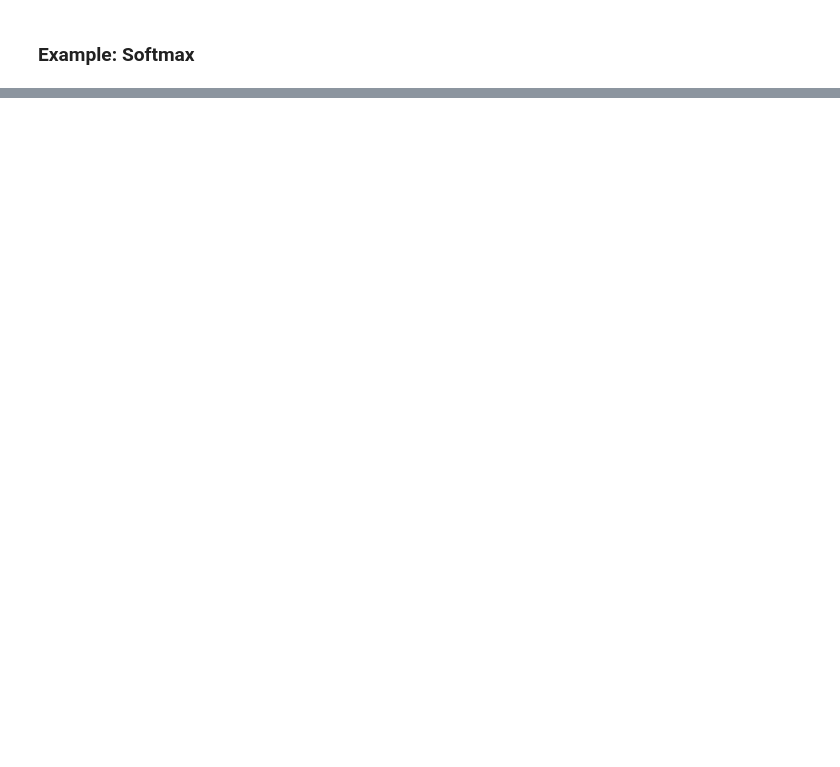
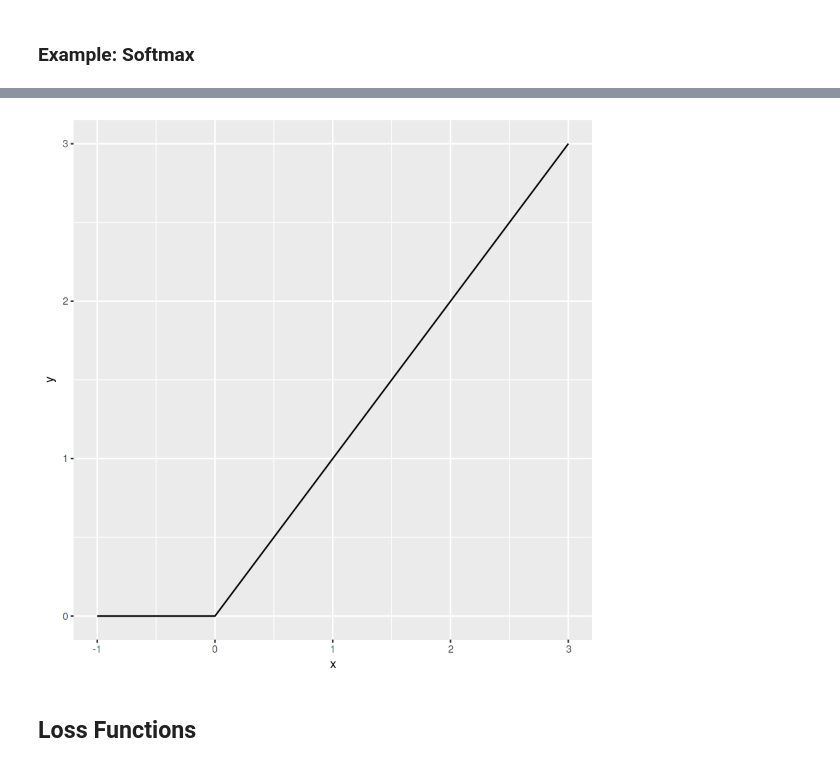
Before and after one commit to Christian-Hirsch/Tosta-Material, a Jupyter notebook: notebooks/mlp.ipynb, the cells around one changed output, grey strips where cells are left out. Saved outputs shown, nothing was run; the diff lists cells and outputs as text; code cells hidden in the pictures; blank space fills up the shorter version.

```diff
--- a/notebooks/mlp.ipynb
+++ b/notebooks/mlp.ipynb
@@ -89,0 +77,12 @@ For $n=2$ we recover logistic regression.
+# %%
+reLU <- function(x)
+    sapply(x, function(x) max(x, 0))
+# %%
+ggplot(data = data.frame(x = 0), mapping = aes(x = x)) +
+ stat_function(fun = reLU) +
+ xlim(-1,3) +
+ ylim(0,3)
+# %% [output]
+[figure, added]
+# %% [markdown]
+## Loss Functions
```
Also changed, not shown: parts of 29 cells of this notebook, 19 other files.
